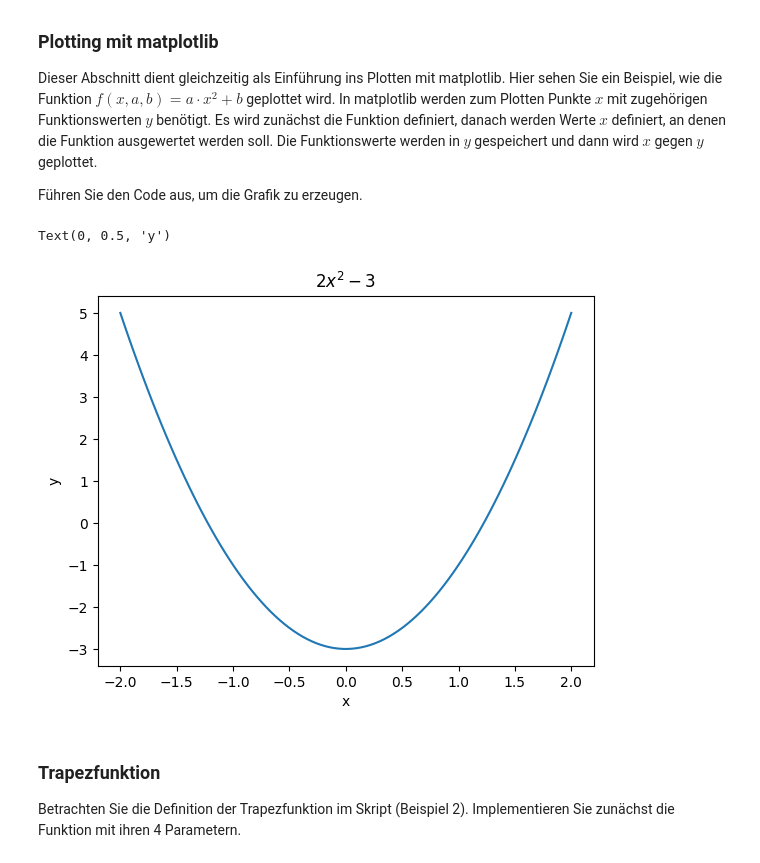
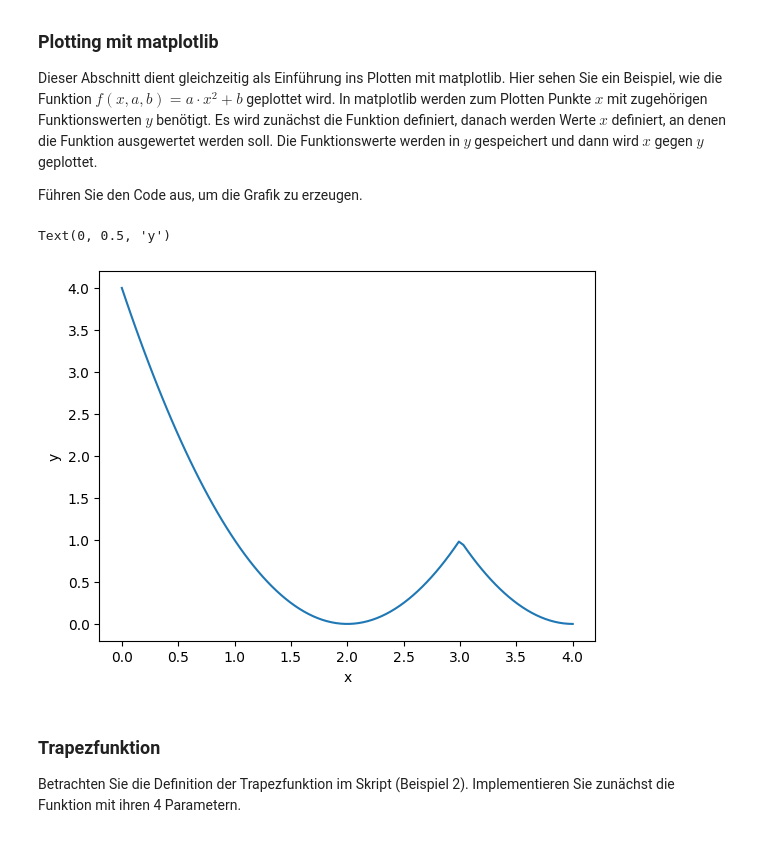
Before and after one commit to tokrelo/hso-mathe, a Jupyter notebook: content/03-funktionen.ipynb, the cells around one changed output. Cells and saved outputs as stored; diff of their text form; code cells hidden in the pictures.

```diff
--- a/content/03-funktionen.ipynb
+++ b/content/03-funktionen.ipynb
@@ -18,27 +18,32 @@ Dieser Abschnitt dient gleichzeitig als Einführung ins Plotten mit matplotlib.
 
 Führen Sie den Code aus, um die Grafik zu erzeugen.
 # %%
-def f(x, a, b):
+def f(x):
     """Definition der Funktion f(x,a,b)"""
-    return a * x**2 + b
+    if x <= 3:
+        return x**2 -4*x + 4
+    else:
+        return x*x - 8*x + 16
 
 # Define values x: 100 values in the interval -2 to 2
-x = linspace(-2, 2, 100)
+x = linspace(0, 4, 100)
 
 # Compute function values y for a=2 and b=-3. Note how python can automatically compute the function value for the complete array x.
-y = f(x, 2, -3)
+y = zeros(100)
+for i in range(100):
+    y[i] = f(x[i])
 
 # Create a new figure, label the axes and plot (x,y)
 figure()
 plot(x, y)
 
 # Optional: title and axes labels
-title('$2 x^2 - 3$')
+#title('$2 x^2 - 3$')
 xlabel('x')
 ylabel('y')
 # %% [output]
 Text(0, 0.5, 'y')
-[figure, old version]
+[figure, new version]
 # %% [markdown]
 ### Trapezfunktion
 
```
Also changed, not shown: 3 other files.
